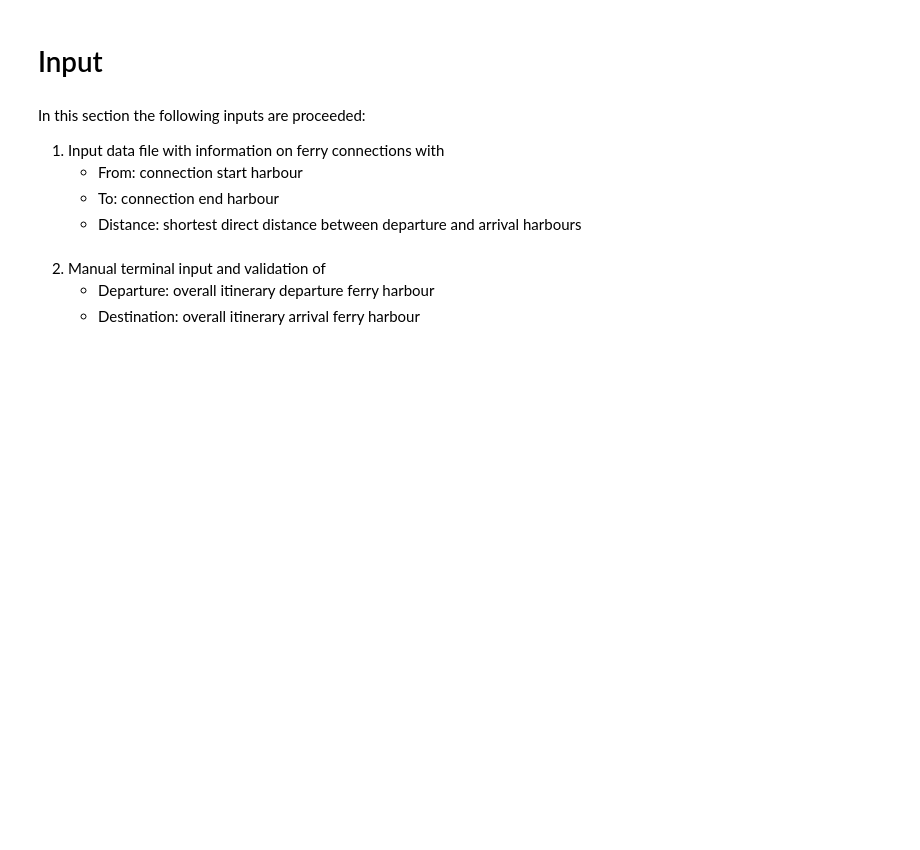
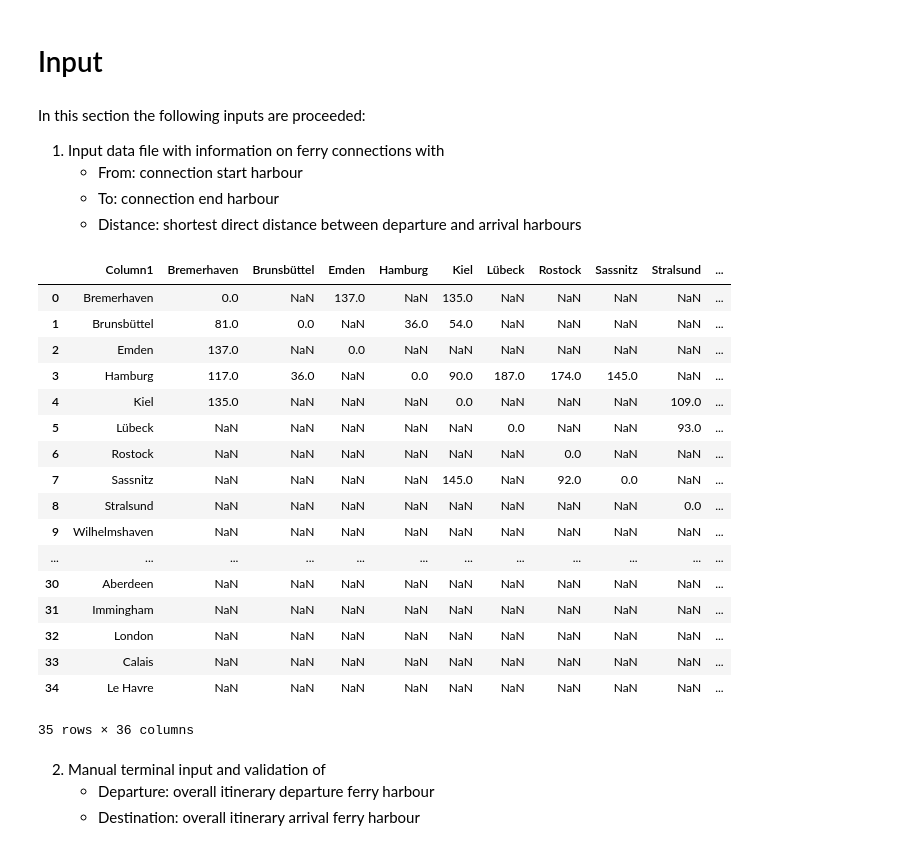
Before and after one commit to annaehhh/Quantum-Computing, a Jupyter notebook: ferrylines.ipynb, the cells around one changed output. Drawn from its saved outputs; the diff is of its cells as text; code cells hidden in the pictures; blank space fills up the shorter version.

```diff
--- a/ferrylines.ipynb
+++ b/ferrylines.ipynb
@@ -19,6 +19,26 @@ In this section the following inputs are proceeded:
     - Distance: shortest direct distance between departure and arrival harbours
 # %%
 df_harbours = pd.read_csv("data_harbours_utf8.csv", sep = ";")
+df_harbours
+# %% [output]
+|  | Column1 | Bremerhaven | Brunsbüttel | Emden | Hamburg | Kiel | Lübeck | Rostock | Sassnitz | Stralsund | ... |
+| 0 | Bremerhaven | 0.0 | NaN | 137.0 | NaN | 135.0 | NaN | NaN | NaN | NaN | ... |
+| 1 | Brunsbüttel | 81.0 | 0.0 | NaN | 36.0 | 54.0 | NaN | NaN | NaN | NaN | ... |
+| 2 | Emden | 137.0 | NaN | 0.0 | NaN | NaN | NaN | NaN | NaN | NaN | ... |
+| 3 | Hamburg | 117.0 | 36.0 | NaN | 0.0 | 90.0 | 187.0 | 174.0 | 145.0 | NaN | ... |
+| 4 | Kiel | 135.0 | NaN | NaN | NaN | 0.0 | NaN | NaN | NaN | 109.0 | ... |
+| 5 | Lübeck | NaN | NaN | NaN | NaN | NaN | 0.0 | NaN | NaN | 93.0 | ... |
+| 6 | Rostock | NaN | NaN | NaN | NaN | NaN | NaN | 0.0 | NaN | NaN | ... |
+| 7 | Sassnitz | NaN | NaN | NaN | NaN | 145.0 | NaN | 92.0 | 0.0 | NaN | ... |
+| 8 | Stralsund | NaN | NaN | NaN | NaN | NaN | NaN | NaN | NaN | 0.0 | ... |
+| 9 | Wilhelmshaven | NaN | NaN | NaN | NaN | NaN | NaN | NaN | NaN | NaN | ... |
+| ... | ... | ... | ... | ... | ... | ... | ... | ... | ... | ... | ... |
+| 30 | Aberdeen | NaN | NaN | NaN | NaN | NaN | NaN | NaN | NaN | NaN | ... |
+| 31 | Immingham | NaN | NaN | NaN | NaN | NaN | NaN | NaN | NaN | NaN | ... |
+| 32 | London | NaN | NaN | NaN | NaN | NaN | NaN | NaN | NaN | NaN | ... |
+| 33 | Calais | NaN | NaN | NaN | NaN | NaN | NaN | NaN | NaN | NaN | ... |
+| 34 | Le Havre | NaN | NaN | NaN | NaN | NaN | NaN | NaN | NaN | NaN | ... |
+35 rows × 36 columns
 # %% [markdown]
 2. Manual terminal input and validation of
     - Departure: overall itinerary departure ferry harbour
```
Also changed, not shown: parts of 2 cells of this notebook.
